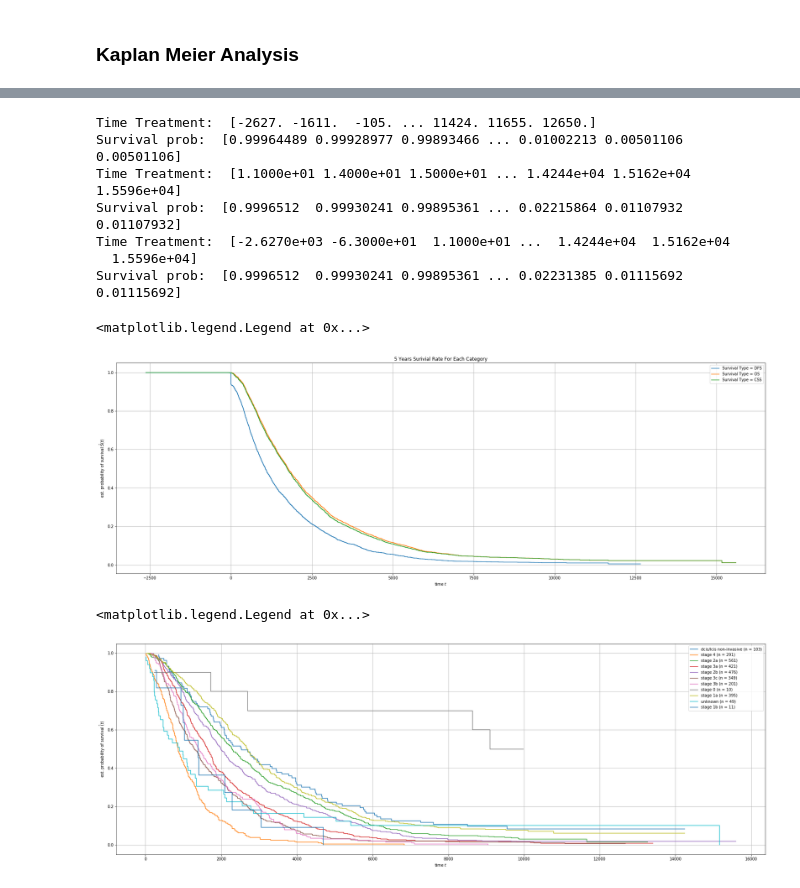
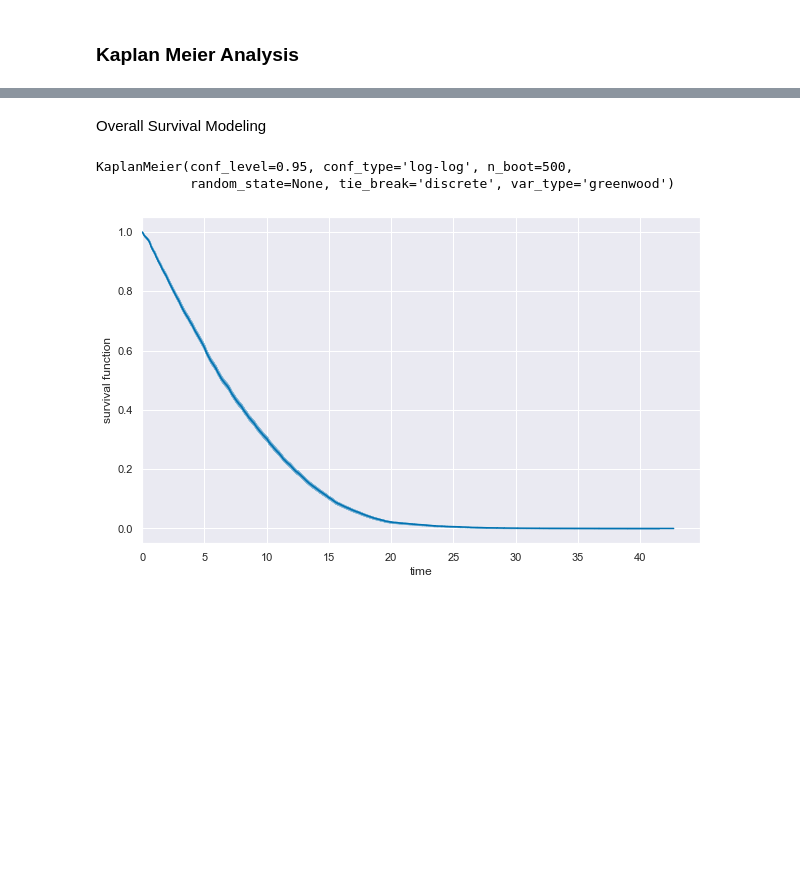
Before and after one commit to cmy96/fyp, a Jupyter notebook: Code/Kaplan Meier module.ipynb, the cells around one changed output, grey strips where cells are left out. Saved outputs shown, nothing was run; the diff lists cells and outputs as text; code cells hidden in the pictures; blank space fills up the shorter version.

Commit message:
added kaplan meier graphing module with greenwood calculation method

```diff
--- a/Code/Kaplan Meier module.ipynb
+++ b/Code/Kaplan Meier module.ipynb
@@ -161,45 +78,28 @@ plt.grid(True)
-# %%
-Years = 5
-
-for survival in ("DFS", "OS", 'CSS'):
-    time_treatment, survival_prob_treatment = kaplan_meier_estimator(
-        df_dict['{}_years'.format(YEAR)][survival]['status'],
-        df_dict['{}_years'.format(YEAR)][survival]['{}_days'.format(survival)])
-
-    print("Time Treatment: ", time_treatment)
-    print("Survival prob: ", survival_prob_treatment)
-
-    plt.step(time_treatment, survival_prob_treatment, where="post",
-             label="Survival Type = {}".format(survival))
-
-plt.ylabel("est. probability of survival $\hat{S}(t)$")
-plt.xlabel("time $t$")
-plt.title("{} Years Surivial Rate For Each Category".format(YEAR))
-plt.grid(True)
-plt.legend(loc="best")
-# %% [output]
-Time Treatment:  [-2627. -1611.  -105. ... 11424. 11655. 12650.]
-Survival prob:  [0.99964489 0.99928977 0.99893466 ... 0.01002213 0.00501106 0.00501106]
-Time Treatment:  [1.1000e+01 1.4000e+01 1.5000e+01 ... 1.4244e+04 1.5162e+04 1.5596e+04]
-Survival prob:  [0.9996512  0.99930241 0.99895361 ... 0.02215864 0.01107932 0.01107932]
-Time Treatment:  [-2.6270e+03 -6.3000e+01  1.1000e+01 ...  1.4244e+04  1.5162e+04
-  1.5596e+04]
-Survival prob:  [0.9996512  0.99930241 0.99895361 ... 0.02231385 0.01115692 0.01115692]
-<matplotlib.legend.Legend at 0x...>
-[figure, removed]
-# %%
-plt.rcParams["figure.figsize"] = (30,10)
-for value in df_dict['{}_years'.format(YEAR)]['OS']["TNM_Stage"].unique():
-    mask = df_dict['{}_years'.format(YEAR)]['OS']["TNM_Stage"] == value
-    time_cell, survival_prob_cell = kaplan_meier_estimator(df_dict['{}_years'.format(YEAR)][STYPE]['status'][mask],
-                                                           df_dict['{}_years'.format(YEAR)][STYPE]['{}_days'.format(STYPE)][mask])
-    plt.step(time_cell, survival_prob_cell, where="post",
-             label= '{} (n = {})'.format(value, mask.sum()))
-
-plt.ylabel("est. probability of survival $\hat(t)$")
-plt.xlabel("time $t$")
-plt.grid(True)
-plt.legend(loc="best")
-# %% [output]
-<matplotlib.legend.Legend at 0x...>
-[figure, removed]
+# %%
+import matplotlib.pyplot as plt
+import seaborn as sns
+sns.set(style="darkgrid", palette="colorblind", color_codes=True)
+
+from survive import datasets
+from survive import SurvivalData
+from survive import KaplanMeier, Breslow, NelsonAalen
+# %% [markdown]
+Overall Survival Modeling
+# %%
+#Build Input DF
+surv = build_surv_obj(survival_type="OS")
+OS_km = KaplanMeier()
+OS_km.fit(surv)
+# print(OS_km.summary)
+print(OS_km)
+
+
+#Plot Curve
+plt.figure(figsize=(10, 6))
+OS_km.plot()
+plt.show()
+plt.close()
+# %% [output]
+KaplanMeier(conf_level=0.95, conf_type='log-log', n_boot=500,
+            random_state=None, tie_break='discrete', var_type='greenwood')
+[figure, added]
```
Also changed, not shown: parts of 14 cells of this notebook, 3 other files.
